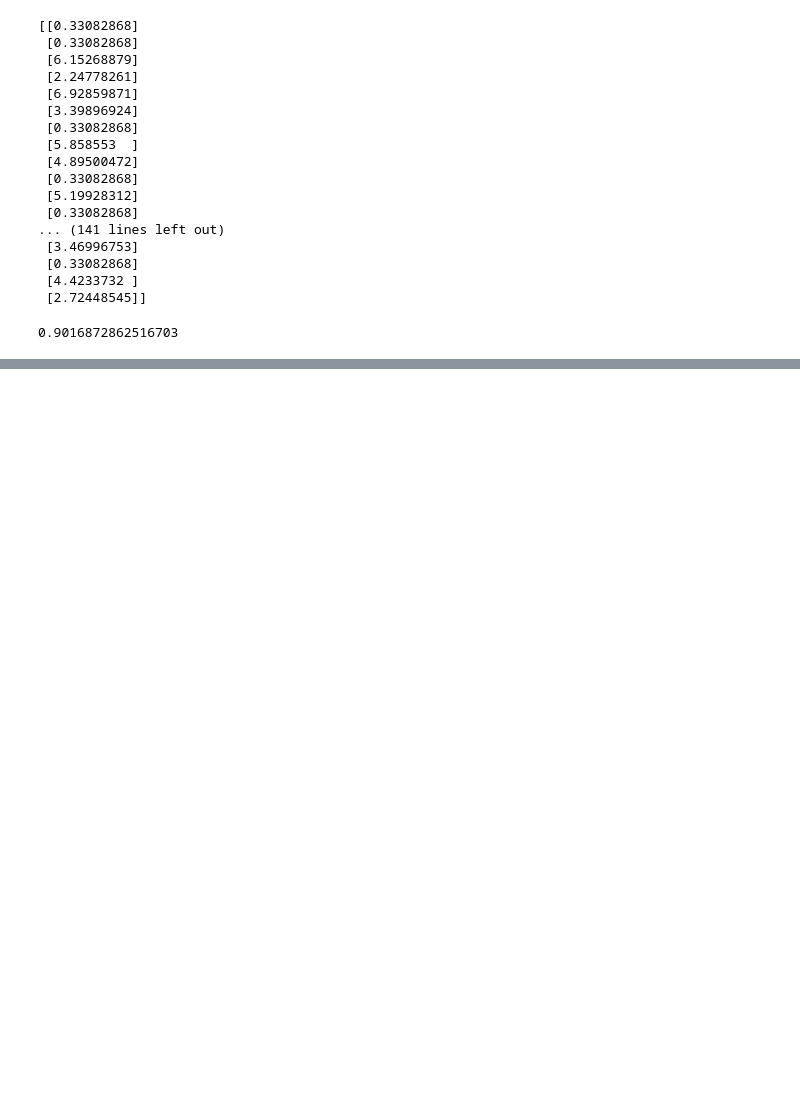
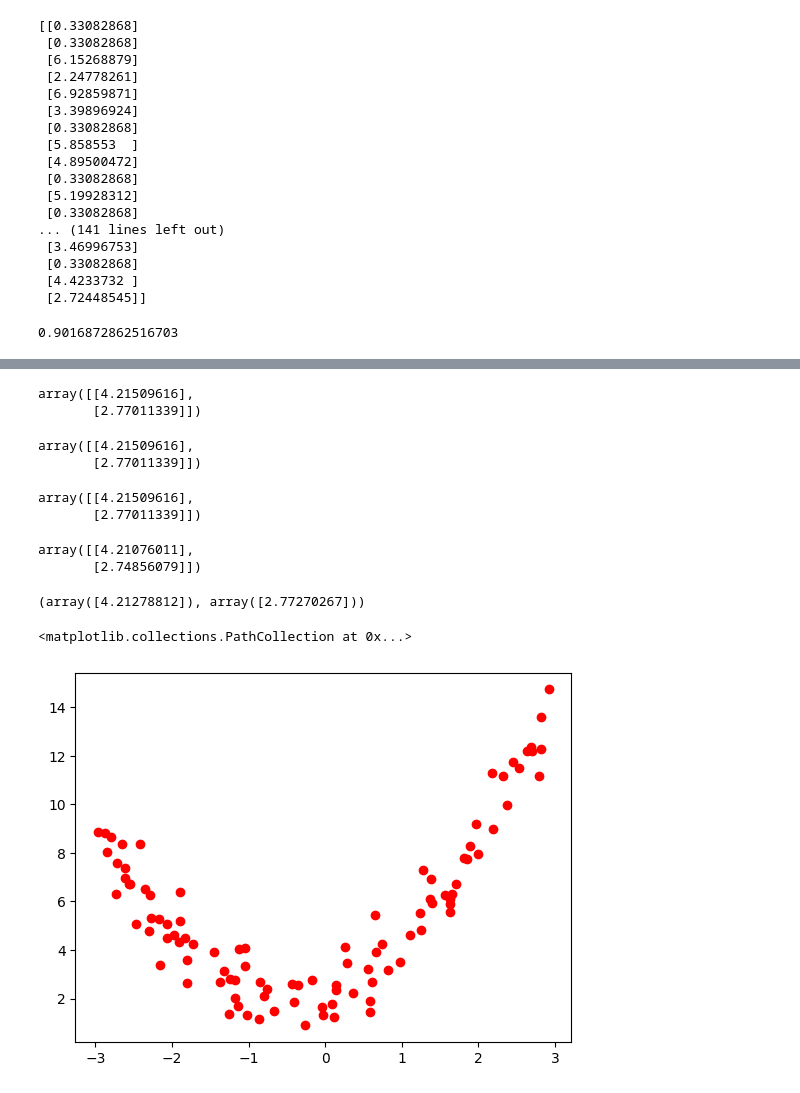
Before and after one commit to ddalton15/ML-Portfolio, a Jupyter notebook: kaggle/life_satisfaction/life_satisfaction.ipynb, the cells around one changed output, grey strips where cells are left out. Cells and saved outputs as stored; diff of their text form; code cells hidden in the pictures; blank space fills up the shorter version.

```diff
--- a/kaggle/life_satisfaction/life_satisfaction.ipynb
+++ b/kaggle/life_satisfaction/life_satisfaction.ipynb
@@ -86,0 +138,76 @@ model.score(X_test, y_test)
+# %%
+theta_best_svd, residuals, rank, s = np.linalg.lstsq(X_b, y, rcond=1e-6)
+theta_best_svd
+# %% [output]
+array([[4.21509616],
+       [2.77011339]])
+# %%
+np.linalg.pinv(X_b) @ y
+# %% [output]
+array([[4.21509616],
+       [2.77011339]])
+# %%
+# Gradient Descent
+# w = w - a (d/dw)*J(w)
+eta = 0.1 # Learning Rate
+n_epochs = 1000
+m = len(X_b) # number of instances
+
+np.random.seed(43)
+theta = np.random.randn(2, 1) # randomly initialized model parameters
+
+for epoch in range(n_epochs):
+    gradients = 2 / m * X_b.T @ (X_b @ theta-y)
+    theta = theta - eta * gradients
+
+theta
+# %% [output]
+array([[4.21509616],
+       [2.77011339]])
+# %%
+# Stochastic Gradient Descent
+n_epochs = 50
+t0, t1 = 5, 50
+
+
+def learning_schedule(t):
+    return t0 / (t + t1)
+
+
+np.random.seed(42)
+theta = np.random.randn(2, 1)
+
+for epoch in range(n_epochs):
+    for iteration in range(m):
+        random_index = np.random.randint(m)
+        xi = X_b[random_index : random_index + 1]
+        yi = y[random_index : random_index + 1]
+        gradients = 2 * xi.T @ (xi @ theta - yi)  # FOR SGD DO NOT DIVIDE BY M
+        eta = learning_schedule(epoch * m + iteration)
+        theta = theta - eta * gradients
+
+
+theta
+# %% [output]
+array([[4.21076011],
+       [2.74856079]])
+# %%
+from sklearn.linear_model import SGDRegressor
+
+sgd_reg = SGDRegressor(max_iter=1000, tol=1e-5, penalty=None, eta0=0.01, n_iter_no_change=100, random_state=42)
+sgd_reg.fit(X, y.ravel())
+
+sgd_reg.intercept_, sgd_reg.coef_
+# %% [output]
+(array([4.21278812]), array([2.77270267]))
+# %%
+# Polynomial Regression
+np.random.seed(42)
+m = 100
+X = 6 * np.random.rand(m, 1) - 3
+y = 0.5 + X ** 2 + X + 2 + np.random.randn(m, 1)
+
+plt.scatter(X, y, color='red', label="Data points")
+# %% [output]
+<matplotlib.collections.PathCollection at 0x...>
+[figure, added]
```
Also changed, not shown: parts of 9 cells of this notebook, 2 other files.
